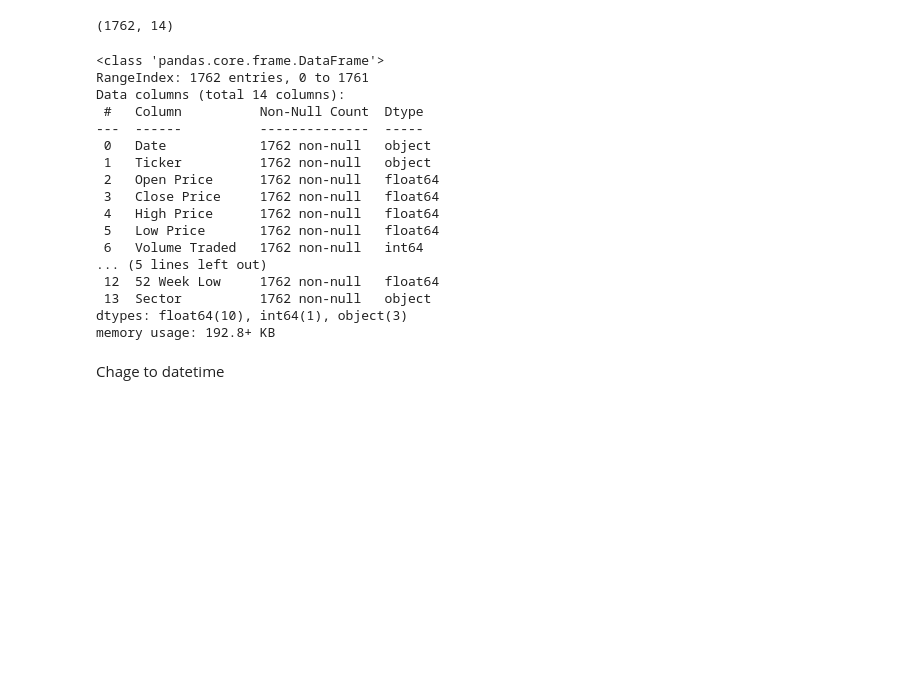
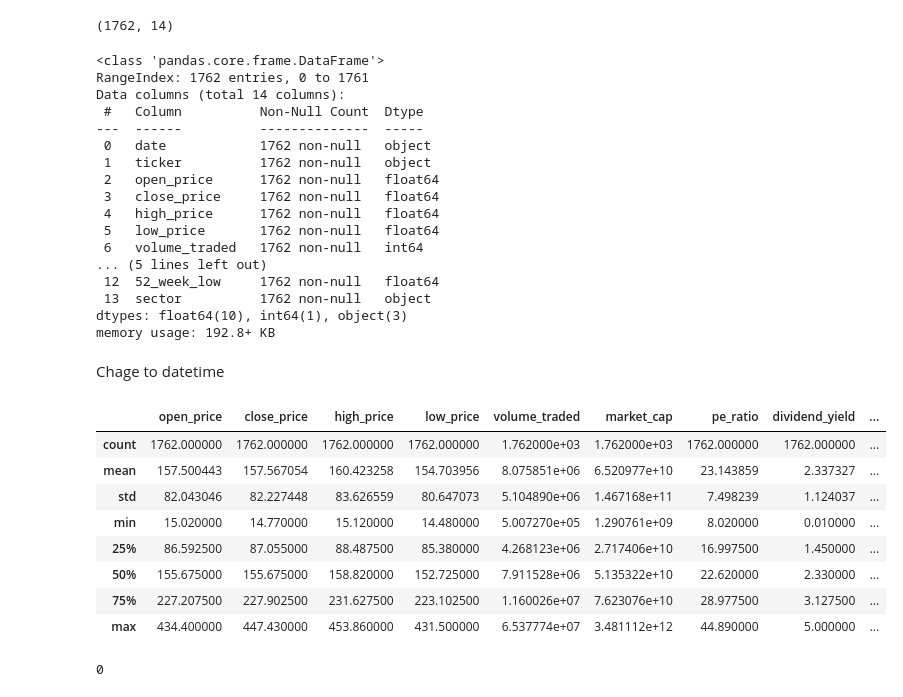
Before and after one commit to Dharmeshgadhiya161/Stock-price-prediction-using-machine-learning, a Jupyter notebook: Stock_Market_ML_and_Prediction_June_2025.ipynb, the cells around one changed output. Saved outputs shown, nothing was run; the diff lists cells and outputs as text; code cells hidden in the pictures; blank space fills up the shorter version.

```diff
--- a/Stock_Market_ML_and_Prediction_June_2025.ipynb
+++ b/Stock_Market_ML_and_Prediction_June_2025.ipynb
@@ -63,24 +78,37 @@ df.shape
 (1762, 14)
 # %%
 # Basic information of dataset
-df.info()
+df_sm.info()
 # %% [output]
 <class 'pandas.core.frame.DataFrame'>
 RangeIndex: 1762 entries, 0 to 1761
 Data columns (total 14 columns):
  #   Column          Non-Null Count  Dtype
 ---  ------          --------------  -----
- 0   Date            1762 non-null   object
- 1   Ticker          1762 non-null   object
- 2   Open Price      1762 non-null   float64
- 3   Close Price     1762 non-null   float64
- 4   High Price      1762 non-null   float64
- 5   Low Price       1762 non-null   float64
- 6   Volume Traded   1762 non-null   int64
+ 0   date            1762 non-null   object
+ 1   ticker          1762 non-null   object
+ 2   open_price      1762 non-null   float64
+ 3   close_price     1762 non-null   float64
+ 4   high_price      1762 non-null   float64
+ 5   low_price       1762 non-null   float64
+ 6   volume_traded   1762 non-null   int64
 ... (5 lines left out)
- 12  52 Week Low     1762 non-null   float64
- 13  Sector          1762 non-null   object
+ 12  52_week_low     1762 non-null   float64
+ 13  sector          1762 non-null   object
 dtypes: float64(10), int64(1), object(3)
 memory usage: 192.8+ KB
 # %% [markdown]
 Chage to datetime
+# %%
+# Get descriptive statistics
+df_sm.describe()
+# %% [output]
+|  | open_price | close_price | high_price | low_price | volume_traded | market_cap | pe_ratio | dividend_yield | ... |
+| count | 1762.000000 | 1762.000000 | 1762.000000 | 1762.000000 | 1.762000e+03 | 1.762000e+03 | 1762.000000 | 1762.000000 | ... |
+| mean | 157.500443 | 157.567054 | 160.423258 | 154.703956 | 8.075851e+06 | 6.520977e+10 | 23.143859 | 2.337327 | ... |
+| std | 82.043046 | 82.227448 | 83.626559 | 80.647073 | 5.104890e+06 | 1.467168e+11 | 7.498239 | 1.124037 | ... |
+| min | 15.020000 | 14.770000 | 15.120000 | 14.480000 | 5.007270e+05 | 1.290761e+09 | 8.020000 | 0.010000 | ... |
+| 25% | 86.592500 | 87.055000 | 88.487500 | 85.380000 | 4.268123e+06 | 2.717406e+10 | 16.997500 | 1.450000 | ... |
+| 50% | 155.675000 | 155.675000 | 158.820000 | 152.725000 | 7.911528e+06 | 5.135322e+10 | 22.620000 | 2.330000 | ... |
+| 75% | 227.207500 | 227.902500 | 231.627500 | 223.102500 | 1.160026e+07 | 7.623076e+10 | 28.977500 | 3.127500 | ... |
+| max | 434.400000 | 447.430000 | 453.860000 | 431.500000 | 6.537774e+07 | 3.481112e+12 | 44.890000 | 5.000000 | ... |
@@ -87,2 +117,4 @@ Chage to datetime
 # %%
-df.duplicated().sum()
+print(df_sm.duplicated().sum())
+# %% [output]
+0
```
Also changed, not shown: parts of 52 cells of this notebook.
